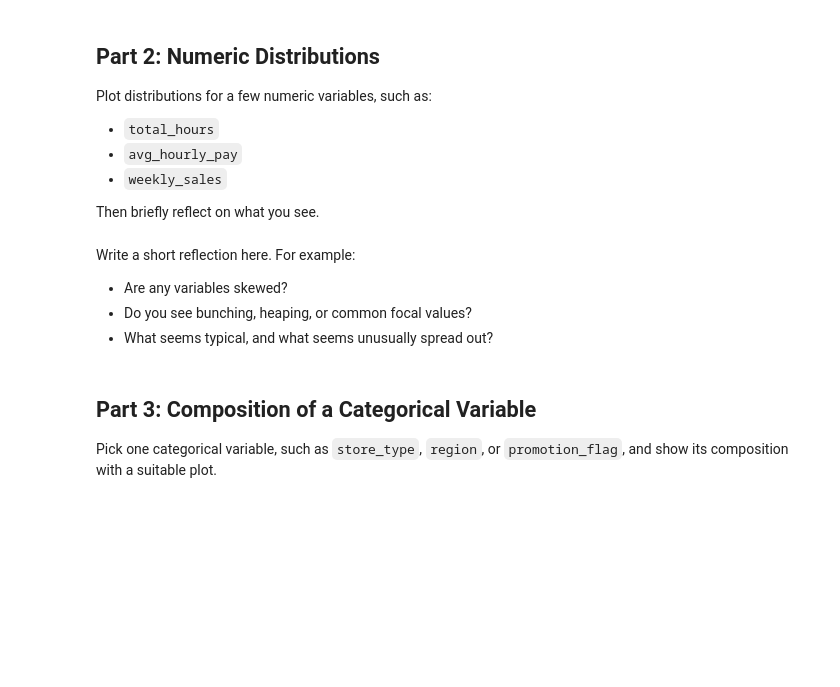
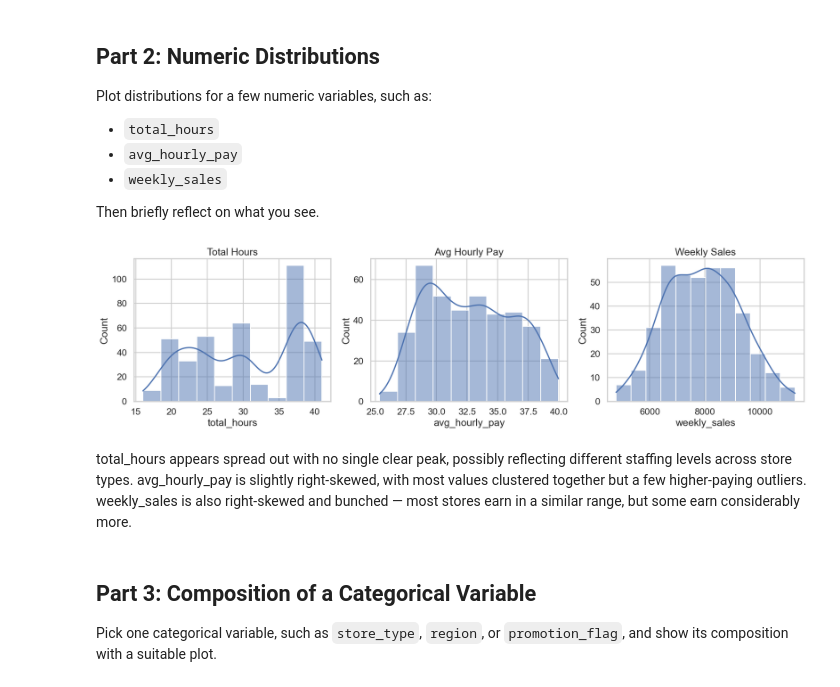
Before and after one commit to Anton1321/worksheet4, a Jupyter notebook: code/worksheet4_eda_student.ipynb, the cells around one changed output. Cells and saved outputs as stored; diff of their text form; code cells hidden in the pictures; blank space fills up the shorter version.

```diff
--- a/code/worksheet4_eda_student.ipynb
+++ b/code/worksheet4_eda_student.ipynb
@@ -55,13 +59,27 @@ Plot distributions for a few numeric variables, such as:
 
 Then briefly reflect on what you see.
 # %%
-# TODO: make a figure with distributions for a few numeric variables
+# Create a figure with 3 charts side by side (1 row, 3 columns)
+fig, axes = plt.subplots(1, 3, figsize=(18, 5))
+
+# Chart 1: Distribution of total_hours
+sns.histplot(df["total_hours"], kde=True, ax=axes[0])
+axes[0].set_title("Total Hours")
+
+# Chart 2: Distribution of avg_hourly_pay
+sns.histplot(df["avg_hourly_pay"], kde=True, ax=axes[1])
+axes[1].set_title("Avg Hourly Pay")
+
+# Chart 3: Distribution of weekly_sales
+sns.histplot(df["weekly_sales"], kde=True, ax=axes[2])
+axes[2].set_title("Weekly Sales")
+
+plt.tight_layout()
+plt.show()
+# %% [output]
+[figure, added]
 # %% [markdown]
-Write a short reflection here. For example:
-
-- Are any variables skewed?
-- Do you see bunching, heaping, or common focal values?
-- What seems typical, and what seems unusually spread out?
+total_hours appears spread out with no single clear peak, possibly reflecting different staffing levels across store types. avg_hourly_pay is slightly right-skewed, with most values clustered together but a few higher-paying outliers. weekly_sales is also right-skewed and bunched — most stores earn in a similar range, but some earn considerably more.
 # %% [markdown]
 ## Part 3: Composition of a Categorical Variable
 
```
Also changed, not shown: parts of 11 cells of this notebook, 1 other file.
